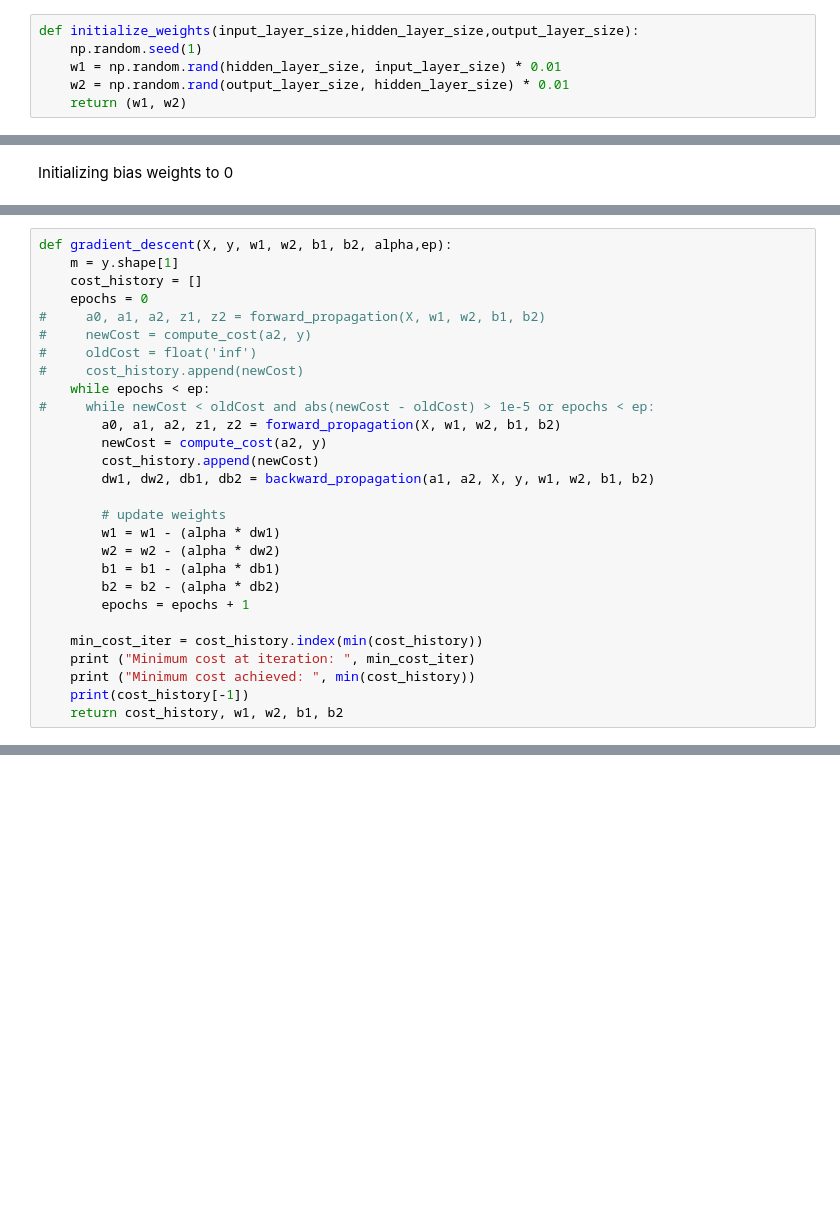
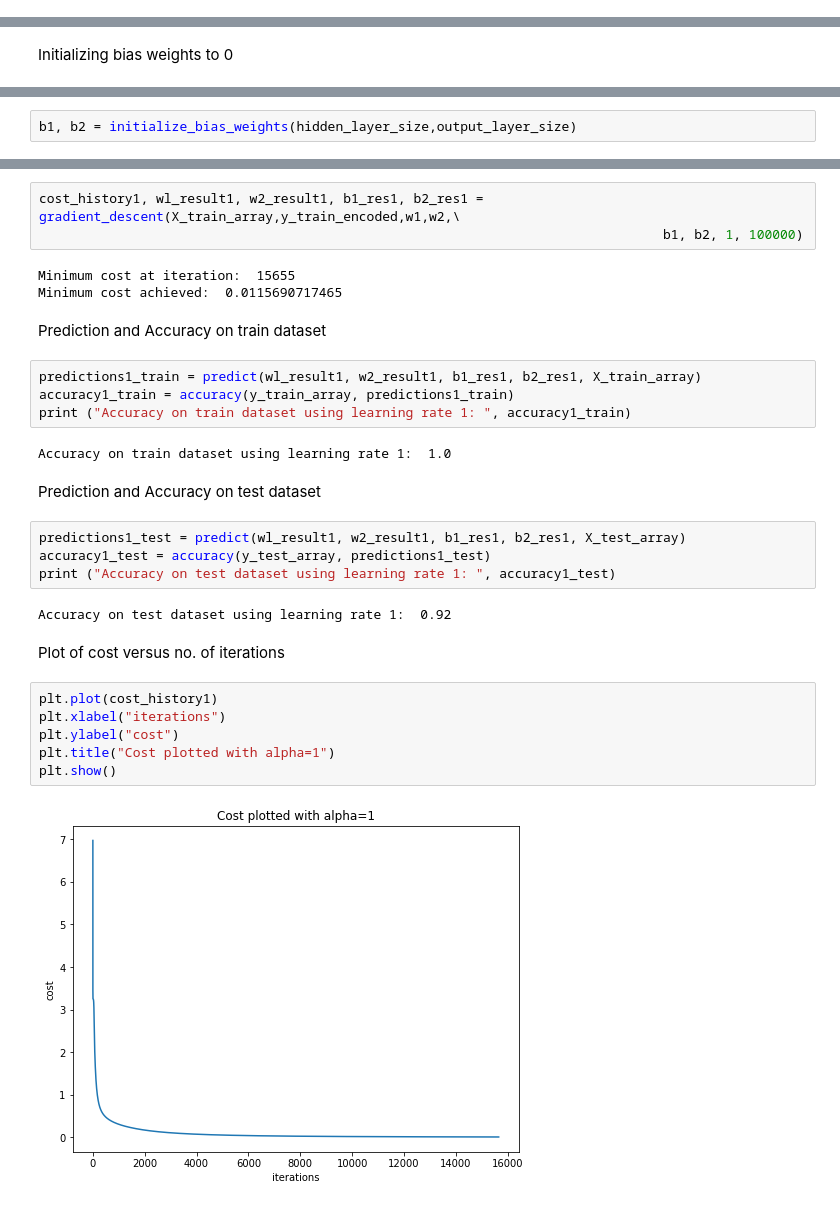
Before and after one commit to manika1511/Deep_learning, a Jupyter notebook: assign_3/assignment_3_Manika_Kapoor.ipynb, the cells around one changed output, grey strips where cells are left out. Saved outputs shown, nothing was run; the diff lists cells and outputs as text; blank space fills up the shorter version.

Commit message:
the final version with the plots

```diff
--- a/assign_3/assignment_3_Manika_Kapoor.ipynb
+++ b/assign_3/assignment_3_Manika_Kapoor.ipynb
@@ -55,11 +172,5 @@ output_layer_size = 10
 #### Initialize Parameters
 # %% [markdown]
 Initialize weights
-# %%
-def initialize_weights(input_layer_size,hidden_layer_size,output_layer_size):
-    np.random.seed(1)
-    w1 = np.random.rand(hidden_layer_size, input_layer_size) * 0.01
-    w2 = np.random.rand(output_layer_size, hidden_layer_size) * 0.01
-    return (w1, w2)
 # %%
 w1, w2 = initialize_weights(input_layer_size, hidden_layer_size, output_layer_size)
@@ -124,28 +178,0 @@ dw1, dw2, db1, db2 = backward_propagation(a1, a2, X_train_array, y_train_encoded
-# %%
-def gradient_descent(X, y, w1, w2, b1, b2, alpha,ep):
-    m = y.shape[1]
-    cost_history = []
-    epochs = 0
-#     a0, a1, a2, z1, z2 = forward_propagation(X, w1, w2, b1, b2)
-#     newCost = compute_cost(a2, y)
-#     oldCost = float('inf')
-#     cost_history.append(newCost)
-    while epochs < ep:
-#     while newCost < oldCost and abs(newCost - oldCost) > 1e-5 or epochs < ep:
-        a0, a1, a2, z1, z2 = forward_propagation(X, w1, w2, b1, b2)
-        newCost = compute_cost(a2, y)
-        cost_history.append(newCost)
-        dw1, dw2, db1, db2 = backward_propagation(a1, a2, X, y, w1, w2, b1, b2)
-
-        # update weights
-        w1 = w1 - (alpha * dw1)
-        w2 = w2 - (alpha * dw2)
-        b1 = b1 - (alpha * db1)
-        b2 = b2 - (alpha * db2)
-        epochs = epochs + 1
-
-    min_cost_iter = cost_history.index(min(cost_history))
-    print ("Minimum cost at iteration: ", min_cost_iter)
-    print ("Minimum cost achieved: ", min(cost_history))
-    print(cost_history[-1])
-    return cost_history, w1, w2, b1, b2
@@ -188,0 +179,2 @@ print (accuracy01)
+# %%
+b1, b2 = initialize_bias_weights(hidden_layer_size,output_layer_size)
@@ -188,0 +185,32 @@ print (accuracy01)
+# %%
+cost_history1, wl_result1, w2_result1, b1_res1, b2_res1 = gradient_descent(X_train_array,y_train_encoded,w1,w2,\
+                                                                                b1, b2, 1, 100000)
+# %% [output]
+Minimum cost at iteration:  15655
+Minimum cost achieved:  0.0115690717465
+# %% [markdown]
+Prediction and Accuracy on train dataset
+# %%
+predictions1_train = predict(wl_result1, w2_result1, b1_res1, b2_res1, X_train_array)
+accuracy1_train = accuracy(y_train_array, predictions1_train)
+print ("Accuracy on train dataset using learning rate 1: ", accuracy1_train)
+# %% [output]
+Accuracy on train dataset using learning rate 1:  1.0
+# %% [markdown]
+Prediction and Accuracy on test dataset
+# %%
+predictions1_test = predict(wl_result1, w2_result1, b1_res1, b2_res1, X_test_array)
+accuracy1_test = accuracy(y_test_array, predictions1_test)
+print ("Accuracy on test dataset using learning rate 1: ", accuracy1_test)
+# %% [output]
+Accuracy on test dataset using learning rate 1:  0.92
+# %% [markdown]
+Plot of cost versus no. of iterations
+# %%
+plt.plot(cost_history1)
+plt.xlabel("iterations")
+plt.ylabel("cost")
+plt.title("Cost plotted with alpha=1")
+plt.show()
+# %% [output]
+[figure, added]
```
Also changed, not shown: parts of 51 cells of this notebook.
